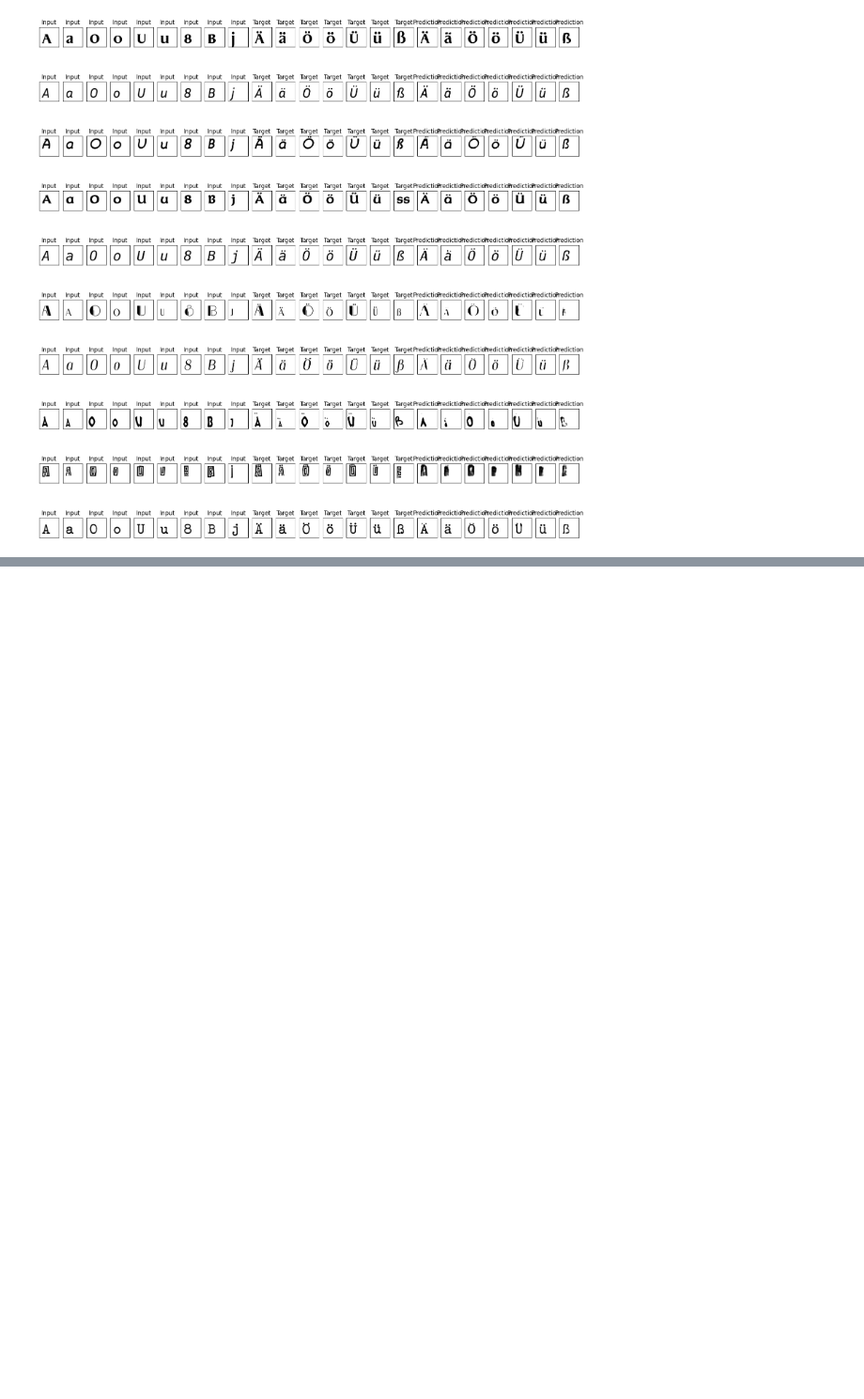
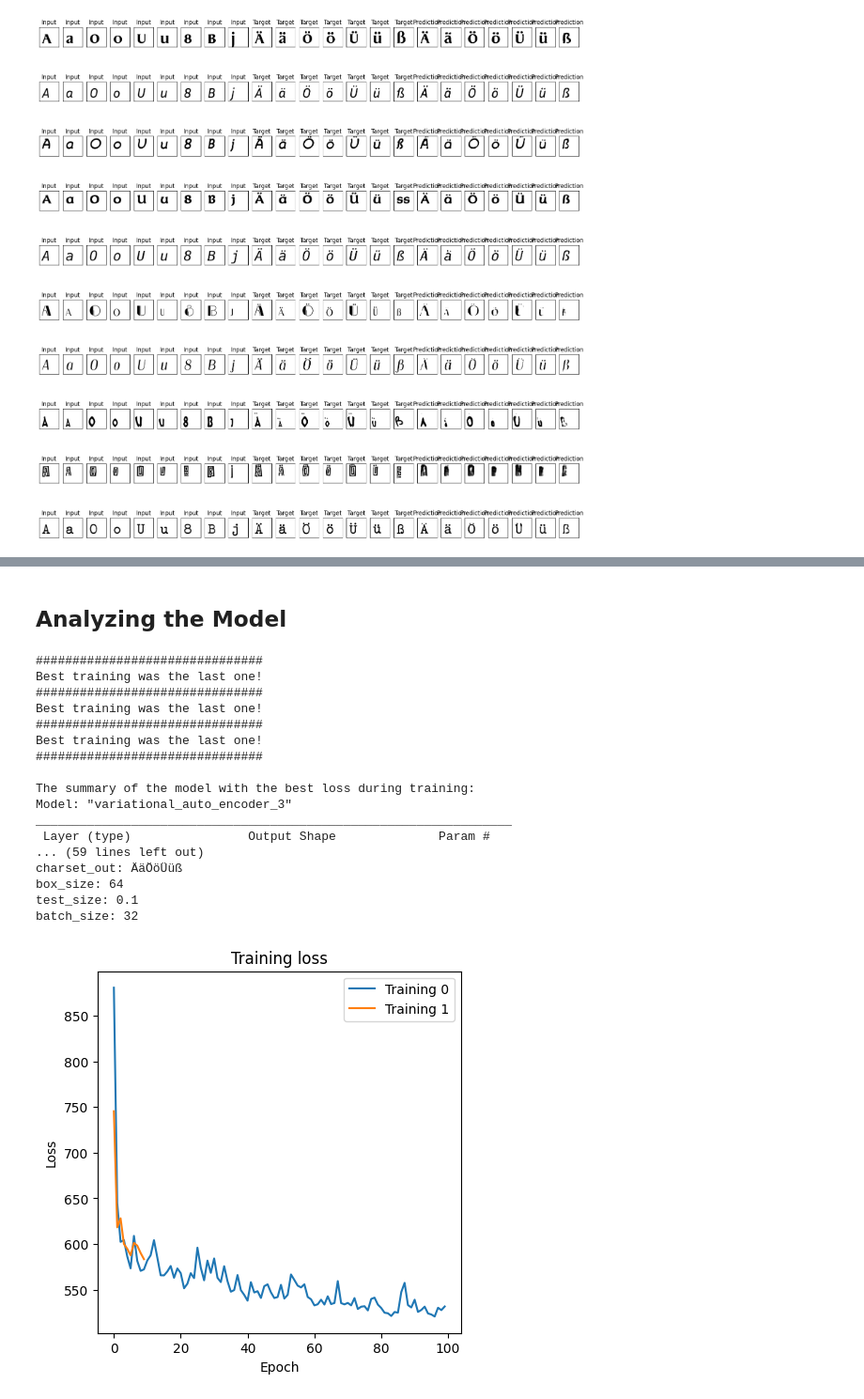
Before and after one commit to Johannes-Schall/AI_Font_Generator, a Jupyter notebook: notebooks/first_model_just_with_AÄ.ipynb, the cells around one changed output, grey strips where cells are left out. Shown at 94% size. Drawn from its saved outputs; the diff is of its cells as text; code cells hidden in the pictures; blank space fills up the shorter version.

Commit message:
test with autoencoder (not promising)

```diff
--- a/notebooks/first_model_just_with_AÄ.ipynb
+++ b/notebooks/first_model_just_with_AÄ.ipynb
@@ -477,0 +536,10 @@ hf.render_predictions(model, dataset_train, num_examples=10, figsize=(20, 20), b
+# %%
+class Sampling(tf.keras.layers.Layer):
+    """Uses (z_mean, z_log_var) to sample z, the vector encoding a digit."""
+
+    def call(self, inputs):
+        z_mean, z_log_var = inputs
+        batch = tf.shape(z_mean)[0]
+        dim = tf.shape(z_mean)[1]
+        epsilon = tf.random.normal(shape=(batch, dim))
+        return z_mean + tf.exp(0.5 * z_log_var) * epsilon
@@ -477,0 +665,3 @@ hf.render_predictions(model, dataset_train, num_examples=10, figsize=(20, 20), b
+# %%
+model = VariationalAutoEncoder(8)
+model.summary()
@@ -477,0 +686,18 @@ hf.render_predictions(model, dataset_train, num_examples=10, figsize=(20, 20), b
+# %%
+model.compile(
+    optimizer="adam",
+    #loss="mse"
+    loss="binary_crossentropy"
+)
+# %%
+trainings_list.append({
+    "charset_in": charset_in,
+    "charset_out": charset_out,
+    "box_size": box_size,
+    "test_size": test_size,
+    "batch_size": batch_size,
+    "history": model.fit(
+        dataset_train,
+        epochs=100,
+        #validation_data=dataset_test
+)})
@@ -477,0 +722,23 @@ hf.render_predictions(model, dataset_train, num_examples=10, figsize=(20, 20), b
+# %% [markdown]
+## Analyzing the Model
+# %%
+hf.analyze_trainings(trainings_list[-2:])
+# %% [output]
+###############################
+Best training was the last one!
+###############################
+Best training was the last one!
+###############################
+Best training was the last one!
+###############################
+
+The summary of the model with the best loss during training:
+Model: "variational_auto_encoder_3"
+_________________________________________________________________
+ Layer (type)                Output Shape              Param #
+... (59 lines left out)
+charset_out: ÄäÖöÜüß
+box_size: 64
+test_size: 0.1
+batch_size: 32
+[figure, added]
```
Also changed, not shown: parts of 21 cells of this notebook, 6 other files.
